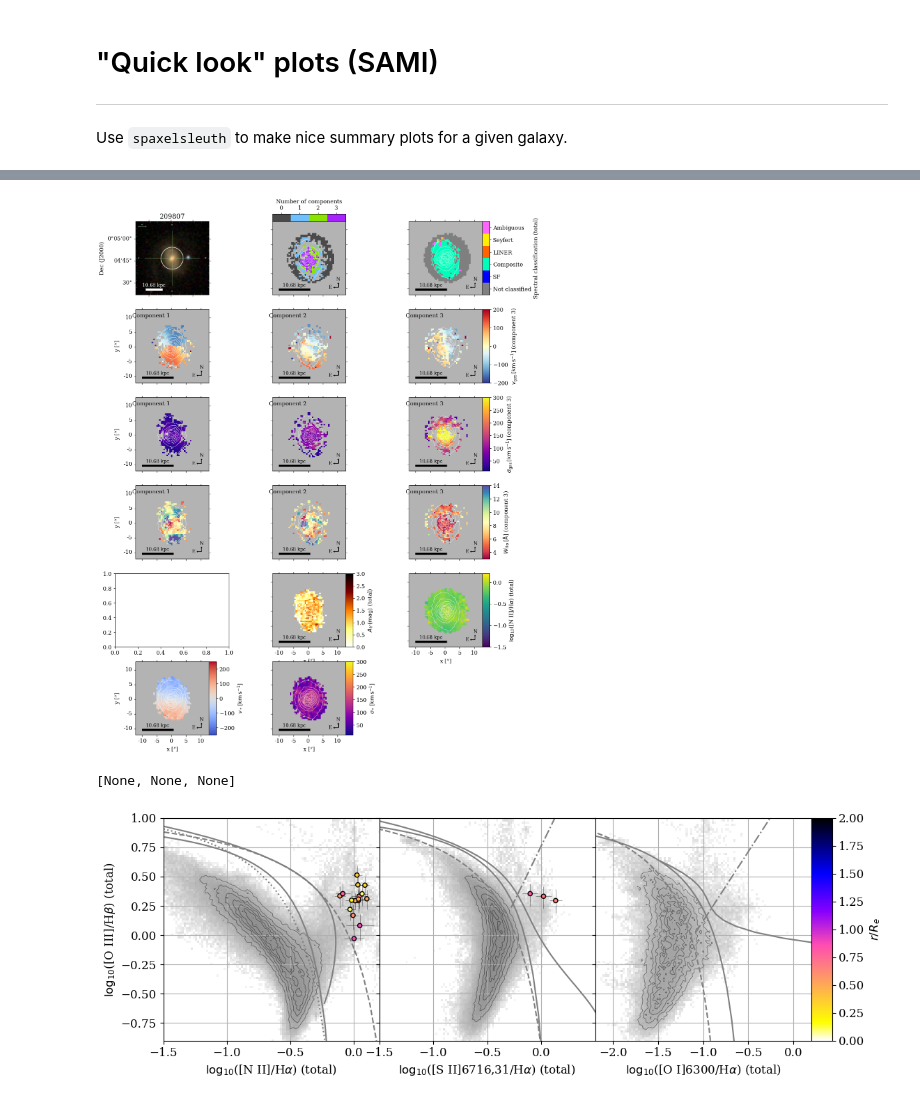
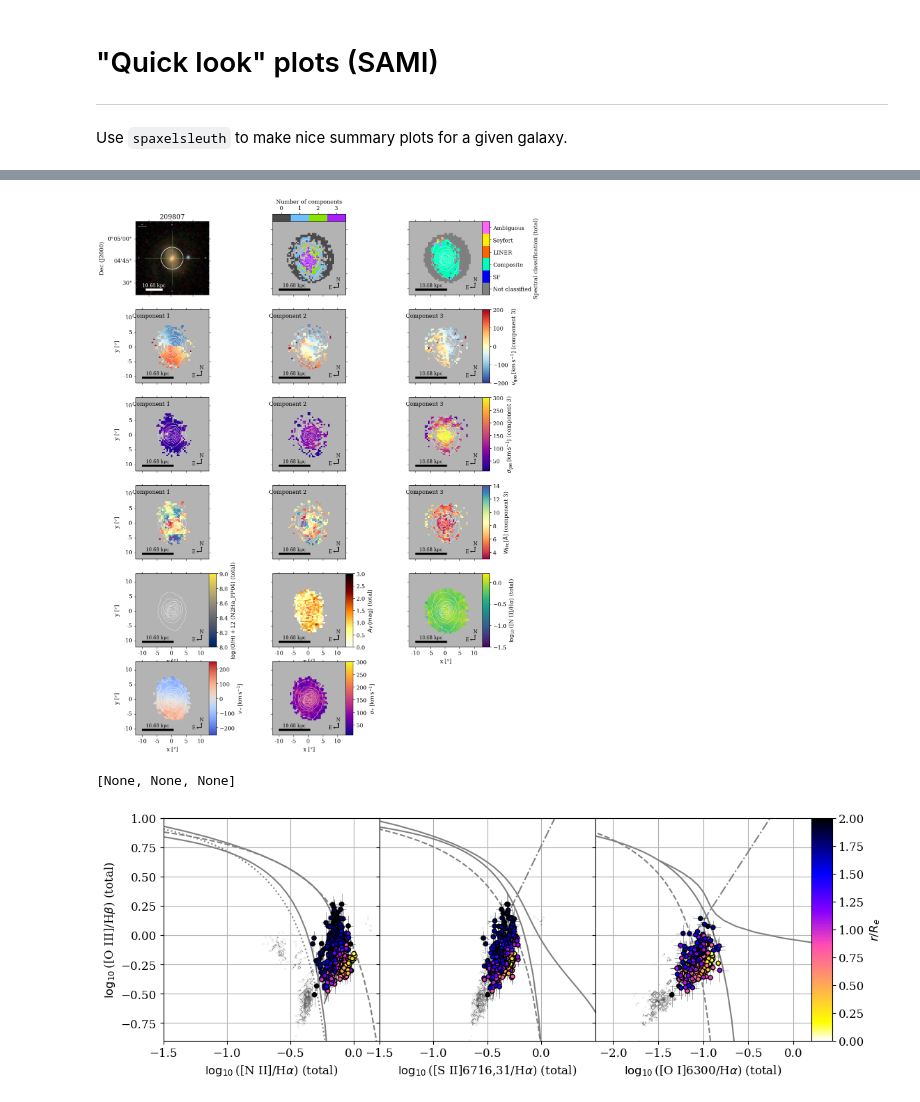
Before and after one commit to hzovaro/spaxelsleuth, a Jupyter notebook: examples/Quick look plots - SAMI.ipynb, the cells around one changed output, grey strips where cells are left out. Saved outputs shown, nothing was run; the diff lists cells and outputs as text; code cells hidden in the pictures.

```diff
--- a/examples/Quick look plots - SAMI.ipynb
+++ b/examples/Quick look plots - SAMI.ipynb
@@ -48,7 +49,7 @@ In load_sami_df(): Finished!
 # gal = 41144
 gal = 572402
 # gal = 93807
-gal = 209807
+# gal = 209807
 assert gal in df["ID"].values, f"{gal} not found in DataFrame!"
 # %%
 # Create a collage figure displaying various quantities of interest for
@@ -138,12 +139,12 @@ for nn in range(3):
 
 #///////////////////////////////////////////////////////////////////////////////////////////////////////
 # Metallicity
-# _, ax = plot2dmap(df=df, gal=gal,
-#           col_z="log(O/H) + 12 (N2O2_K19/O3O2_K19) (total)",
-#           vmin=8, vmax=9,
-#           ax=axs[4][0],
-#           plot_colorbar=True, cax=None, cax_orientation="vertical",
-#           show_title=False)
+_, ax = plot2dmap(df=df, gal=gal,
+          col_z="log(O/H) + 12 (N2Ha_PP04) (total)",
+          vmin=8, vmax=9,
+          ax=axs[4][0],
+          plot_colorbar=True, cax=None, cax_orientation="vertical",
+          show_title=False)
 
 #///////////////////////////////////////////////////////////////////////////////////////////////////////
 # A_V
@@ -156,34 +157,34 @@ lat = ax.coords[1]
 lat.set_ticklabel_visible(False)
 
 #///////////////////////////////////////////////////////////////////////////////////////////////////////
 # N2
 _, ax = plot2dmap(df=df, gal=gal,
           col_z="log N2 (total)",
           ax=axs[4][2],
           plot_colorbar=True, cax=None, cax_orientation="vertical",
           show_title=False)
 lat = ax.coords[1]
 lat.set_ticklabel_visible(False)
 
 #///////////////////////////////////////////////////////////////////////////////////////////////////////
 # Stellar velocity
 _, ax = plot2dmap(df=df, gal=gal,
           col_z="v_*",
           ax=axs[5][0],
           plot_colorbar=True, cax=None, cax_orientation="vertical",
           show_title=False)
 
 #///////////////////////////////////////////////////////////////////////////////////////////////////////
 # Stellar velocity dispersion
 _, ax = plot2dmap(df=df, gal=gal,
           col_z="sigma_*",
           ax=axs[5][1],
           plot_colorbar=True, cax=None, cax_orientation="vertical",
           show_title=False)
 lat = ax.coords[1]
 lat.set_ticklabel_visible(False)
 # %% [output]
-[figure, old version]
+[figure, new version]
 # %%
 # Optical diagnostic (i.e. BPT) diagram
 fig, axs, cax = plot_empty_BPT_diagram(colorbar=True, nrows=1, include_Law2021=True, figsize=(12, 4))
@@ -216,4 +217,4 @@ for cc, col_x in enumerate(["log N2", "log S2", "log O1"]):
 [ax.collections[0].set_rasterized(True) for ax in axs]
 # %% [output]
 [None, None, None]
-[figure, old version]
+[figure, new version]
```
Also changed, not shown: parts of 3 cells of this notebook.
